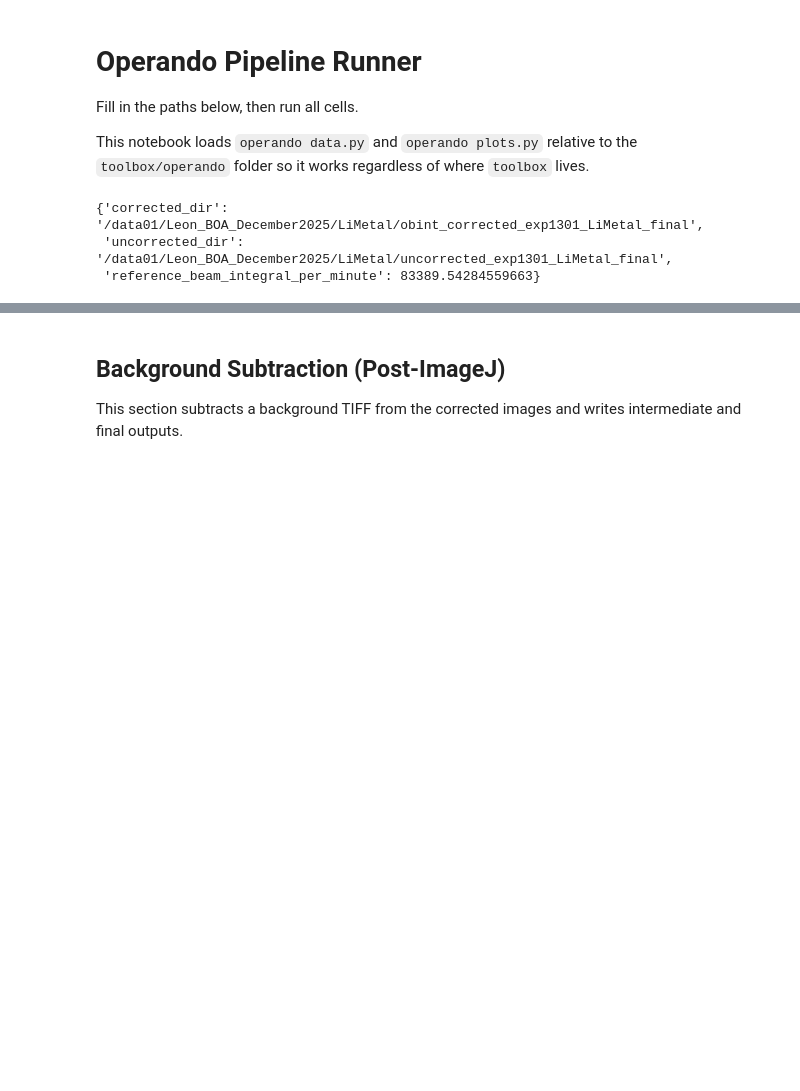
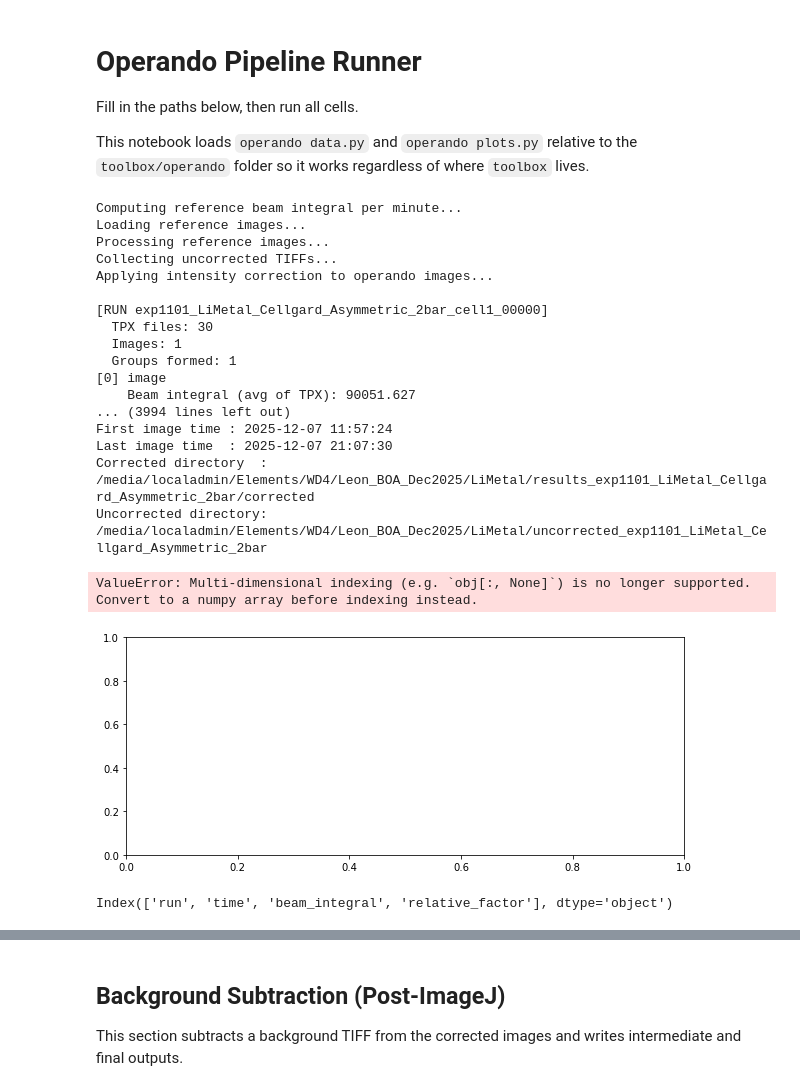
Before and after one commit to xzhang420/toolbox, a Jupyter notebook: operando/operando_pipeline.ipynb, the cells around one changed output, grey strips where cells are left out. Cells and saved outputs as stored; diff of their text form; code cells hidden in the pictures; blank space fills up the shorter version.

```diff
--- a/operando/operando_pipeline.ipynb
+++ b/operando/operando_pipeline.ipynb
@@ -8,12 +8,15 @@ This notebook loads `operando data.py` and `operando plots.py` relative to the `
 # Imports
 import os
 import importlib.util
+import pandas as pd
+import matplotlib.pyplot as plt
 
 # Resolve module paths relative to this notebook location
 # Assumes this notebook lives in toolbox/operando
 notebook_dir = os.path.abspath(os.getcwd())
-data_module_path = os.path.join(notebook_dir, "operando data.py")
-plots_module_path = os.path.join(notebook_dir, "operando plots.py")
+pipeline_dir = "/data01/software/toolbox"
+data_module_path = os.path.join(pipeline_dir, "operando/operando data.py")
+plots_module_path = os.path.join(pipeline_dir, "operando/operando plots.py")
 
 # Load operando data module
 data_spec = importlib.util.spec_from_file_location("operando_data", data_module_path)
@@ -29,21 +32,21 @@ run_operando_pipeline = operando_data.run_operando_pipeline
 # %%
 # === Base directory ===
 # Set this to the root folder that contains your data_raw folder
-base_dir = r"/data01/Leon_BOA_December2025"
+base_dir = r"/media/localadmin/Elements/WD4/Leon_BOA_Dec2025"
 
 # === Paths under base_dir ===
-exp_dir = os.path.join(base_dir, "LiMetal/exp1301_LiMetal_final")
-beamhistory_path = os.path.join(base_dir, "LiMetal/Leon_BOA_Dec2025_exp1301_LiMetal_final_1s.csv")
+exp_dir = os.path.join(base_dir, "LiMetal/exp1101_LiMetal_Cellgard_Asymmetric_2bar")
+beamhistory_path = os.path.join(base_dir, "Beamhistory/Leon_BOA_Dec2025_exp1101_LiMetal_Cellgard_Asymmetric_2bar.csv")
 
 reference_dir = os.path.join(base_dir, "Ref/exp004_Ref1um_NewCell_40x20NA_wmetal")
-reference_beamhistory_path = os.path.join(base_dir, "Ref/Leon_BOA_Dec2025_Ref.csv")
+reference_beamhistory_path = os.path.join(base_dir, "Beamhistory/Leon_BOA_Dec2025_Ref.csv")
 reference_bin_y = 2
 reference_bin_x = 2
 reference_final_subfolder = "final"
 
 
 echem_folder = os.path.join(base_dir, "EChem_Dec 02-09 2025 (BOA)/6Lithium Metal")
-video_output_path = os.path.join(base_dir, "LiMetal/exp1301_LiMetal_final.mp4")
+video_output_path = os.path.join(base_dir, "LiMetal/results/exp1101_LiMetal_Cellgard_Asymmetric_2bar.mp4")
 
 # Optional
 output_dir = None  # auto-name with experiment folder
@@ -52,20 +55,68 @@ uncorrected_output_folder_name = None  # auto-name with experiment folder
 # %%
 # Run pipeline
 result = run_operando_pipeline(
     exp_dir=exp_dir,
     beamhistory_path=beamhistory_path,
     output_dir=output_dir,
     exposure_seconds=exposure_seconds,
     reference_dir=reference_dir,
     reference_beamhistory_path=reference_beamhistory_path,
     uncorrected_output_folder_name=uncorrected_output_folder_name,
     reference_bin_y=reference_bin_y,
     reference_bin_x=reference_bin_x,
     reference_final_subfolder=reference_final_subfolder,
 )
 
-result
+beam_log = result["beam_log"]
+
+df = pd.DataFrame(beam_log)
+
+# Ensure time column is datetime and sorted
+df["time"] = pd.to_datetime(df["time"])
+df = df.sort_values("time")
+
+# Print first and last timestamps
+first_time = df["time"].iloc[0]
+last_time = df["time"].iloc[-1]
+print("First image time :", first_time.strftime("%Y-%m-%d %H:%M:%S"))
+print("Last image time  :", last_time.strftime("%Y-%m-%d %H:%M:%S"))
+
+# Print directories
+print("Corrected directory  :", result["corrected_dir"])
+print("Uncorrected directory:", result["uncorrected_dir"])
+
+# Plot beam history vs time
+plt.figure(figsize=(10, 4))
+plt.plot(df["time"], df["relative_factor"], '.', markersize=3)
+
+plt.xlabel("Time")
+plt.ylabel("Beam / Reference (relative factor)")
+plt.title("Beam intensity over time")
+plt.grid(True)
+
+plt.tight_layout()
+plt.show()
 # %% [output]
-{'corrected_dir': '/data01/Leon_BOA_December2025/LiMetal/obint_corrected_exp1301_LiMetal_final',
- 'uncorrected_dir': '/data01/Leon_BOA_December2025/LiMetal/uncorrected_exp1301_LiMetal_final',
- 'reference_beam_integral_per_minute': 83389.54284559663}
+Computing reference beam integral per minute...
+Loading reference images...
+Processing reference images...
+Collecting uncorrected TIFFs...
+Applying intensity correction to operando images...
+
+[RUN exp1101_LiMetal_Cellgard_Asymmetric_2bar_cell1_00000]
+  TPX files: 30
+  Images: 1
+  Groups formed: 1
+[0] image
+    Beam integral (avg of TPX): 90051.627
+... (3994 lines left out)
+First image time : 2025-12-07 11:57:24
+Last image time  : 2025-12-07 21:07:30
+Corrected directory  : /media/localadmin/Elements/WD4/Leon_BOA_Dec2025/LiMetal/results_exp1101_LiMetal_Cellgard_Asymmetric_2bar/corrected
+Uncorrected directory: /media/localadmin/Elements/WD4/Leon_BOA_Dec2025/LiMetal/uncorrected_exp1101_LiMetal_Cellgard_Asymmetric_2bar
+ValueError: Multi-dimensional indexing (e.g. `obj[:, None]`) is no longer supported. Convert to a numpy array before indexing instead.
+[figure, added]
+# %%
+print(df.columns)
+# %% [output]
+Index(['run', 'time', 'beam_integral', 'relative_factor'], dtype='object')
```
Also changed, not shown: parts of 10 cells of this notebook, 4 other files.
